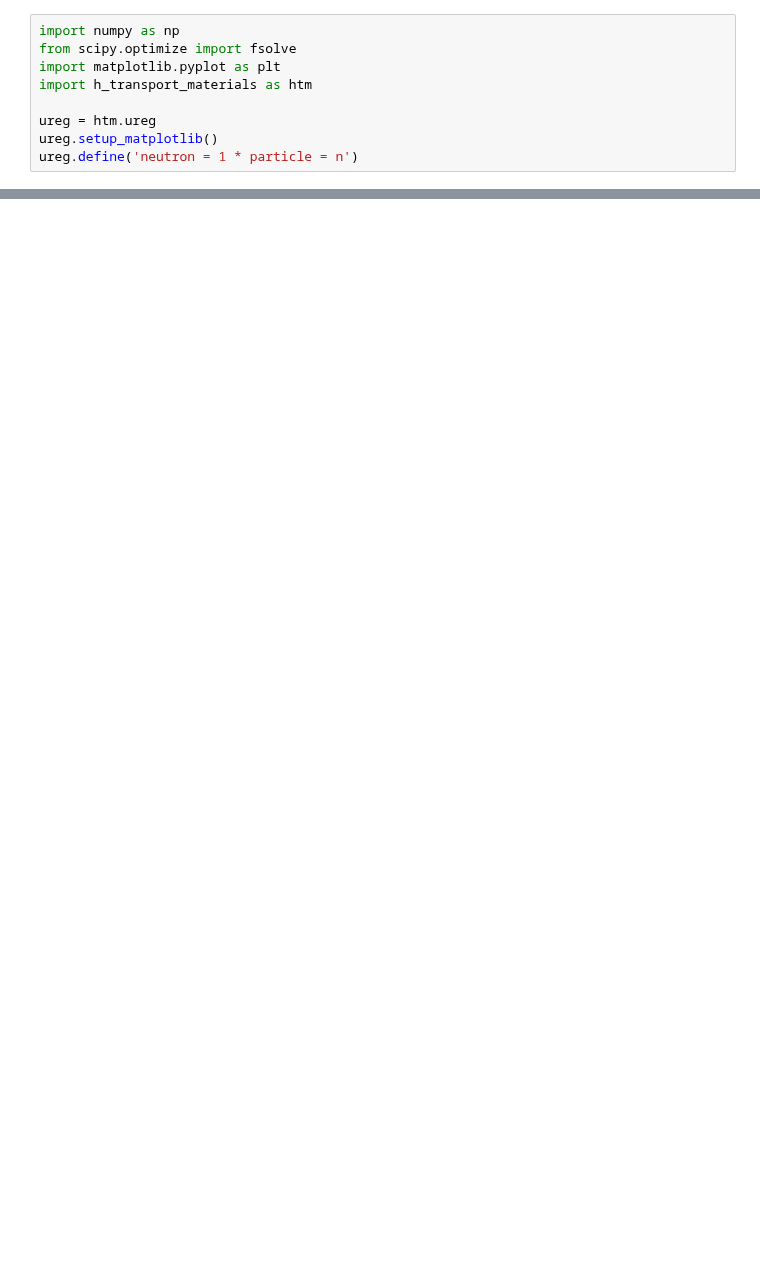
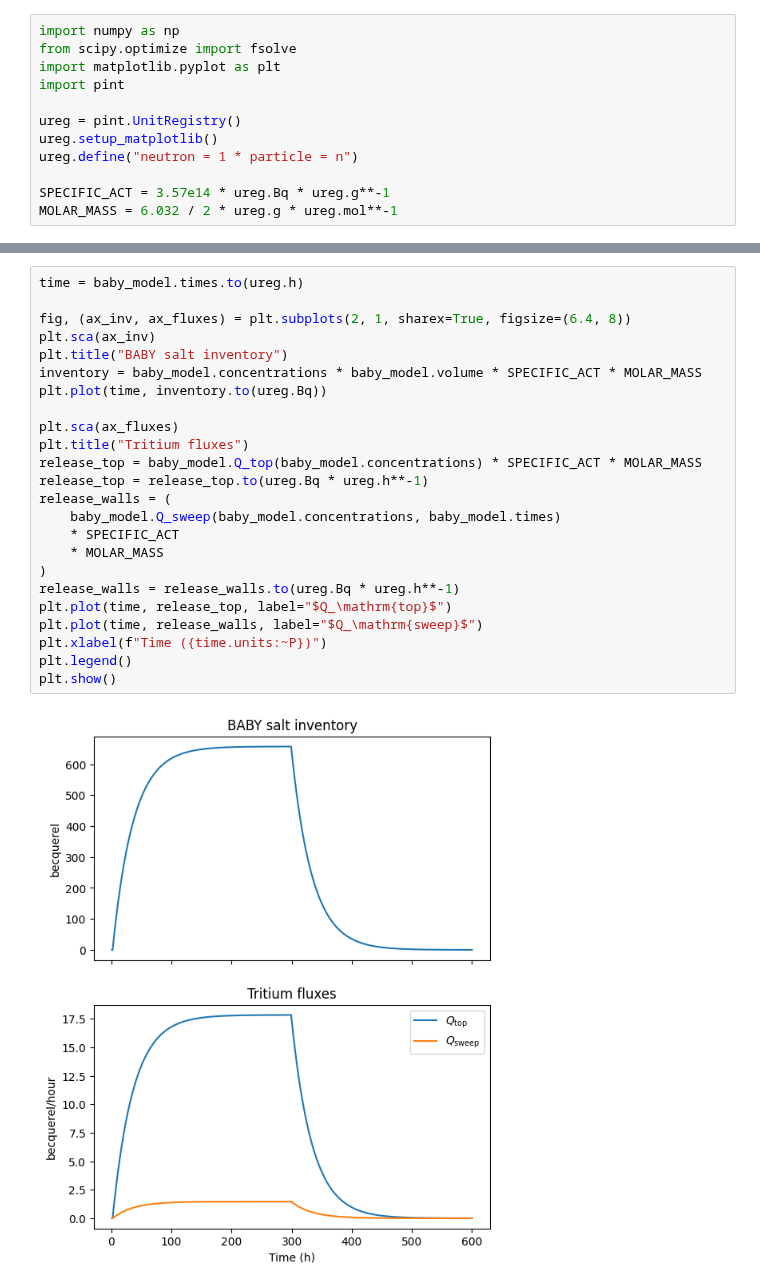
Before and after one commit to LIBRA-project/BABY-100-mL-runs, a Jupyter notebook: baby_dynamics.ipynb, the cells around one changed output, grey strips where cells are left out. Drawn from its saved outputs; the diff is of its cells as text; blank space fills up the shorter version.

```diff
--- a/baby_dynamics.ipynb
+++ b/baby_dynamics.ipynb
@@ -2,8 +2,11 @@
 import numpy as np
 from scipy.optimize import fsolve
 import matplotlib.pyplot as plt
-import h_transport_materials as htm
+import pint
 
-ureg = htm.ureg
+ureg = pint.UnitRegistry()
 ureg.setup_matplotlib()
-ureg.define('neutron = 1 * particle = n')
+ureg.define("neutron = 1 * particle = n")
+
+SPECIFIC_ACT = 3.57e14 * ureg.Bq * ureg.g**-1
+MOLAR_MASS = 6.032 / 2 * ureg.g * ureg.mol**-1
@@ -176,0 +115,26 @@ volume_values = ureg.Quantity.from_list(volume_values)
+# %%
+time = baby_model.times.to(ureg.h)
+
+fig, (ax_inv, ax_fluxes) = plt.subplots(2, 1, sharex=True, figsize=(6.4, 8))
+plt.sca(ax_inv)
+plt.title("BABY salt inventory")
+inventory = baby_model.concentrations * baby_model.volume * SPECIFIC_ACT * MOLAR_MASS
+plt.plot(time, inventory.to(ureg.Bq))
+
+plt.sca(ax_fluxes)
+plt.title("Tritium fluxes")
+release_top = baby_model.Q_top(baby_model.concentrations) * SPECIFIC_ACT * MOLAR_MASS
+release_top = release_top.to(ureg.Bq * ureg.h**-1)
+release_walls = (
+    baby_model.Q_sweep(baby_model.concentrations, baby_model.times)
+    * SPECIFIC_ACT
+    * MOLAR_MASS
+)
+release_walls = release_walls.to(ureg.Bq * ureg.h**-1)
+plt.plot(time, release_top, label="$Q_\mathrm{top}$")
+plt.plot(time, release_walls, label="$Q_\mathrm{sweep}$")
+plt.xlabel(f"Time ({time.units:~P})")
+plt.legend()
+plt.show()
+# %% [output]
+[figure, added]
```
Also changed, not shown: parts of 13 cells of this notebook.
